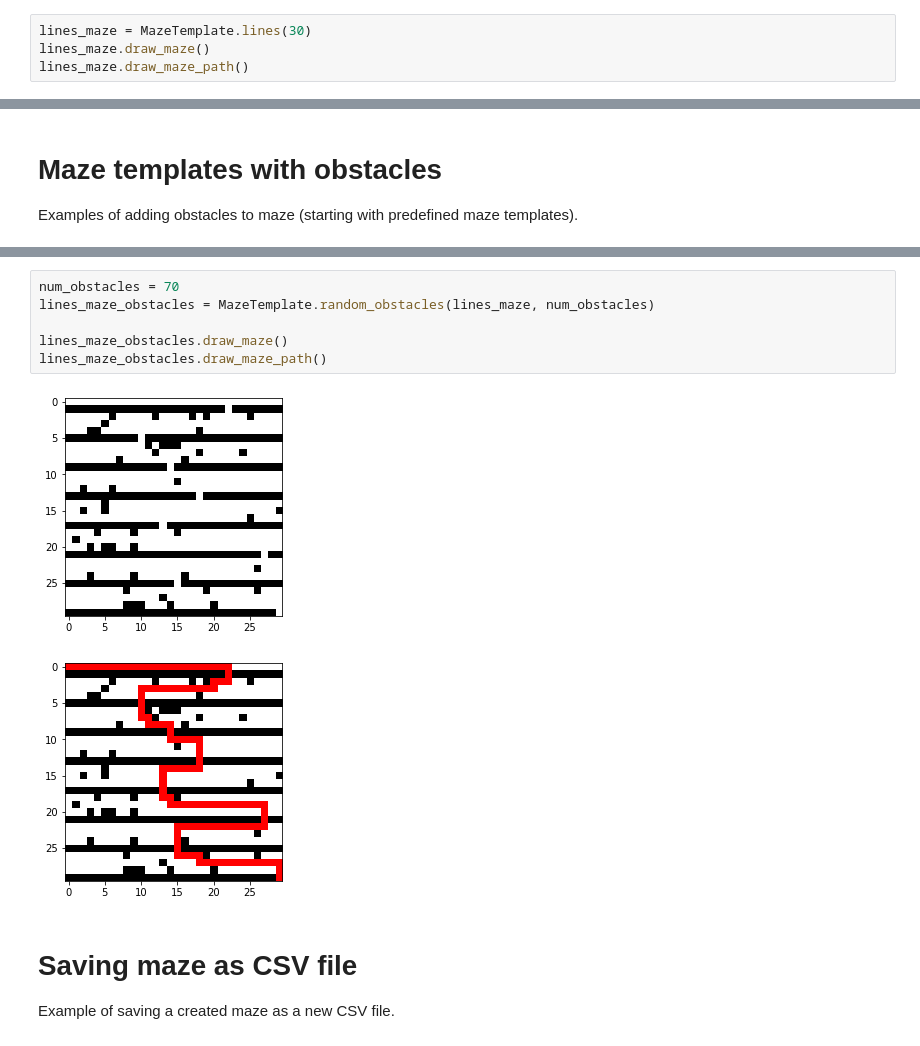
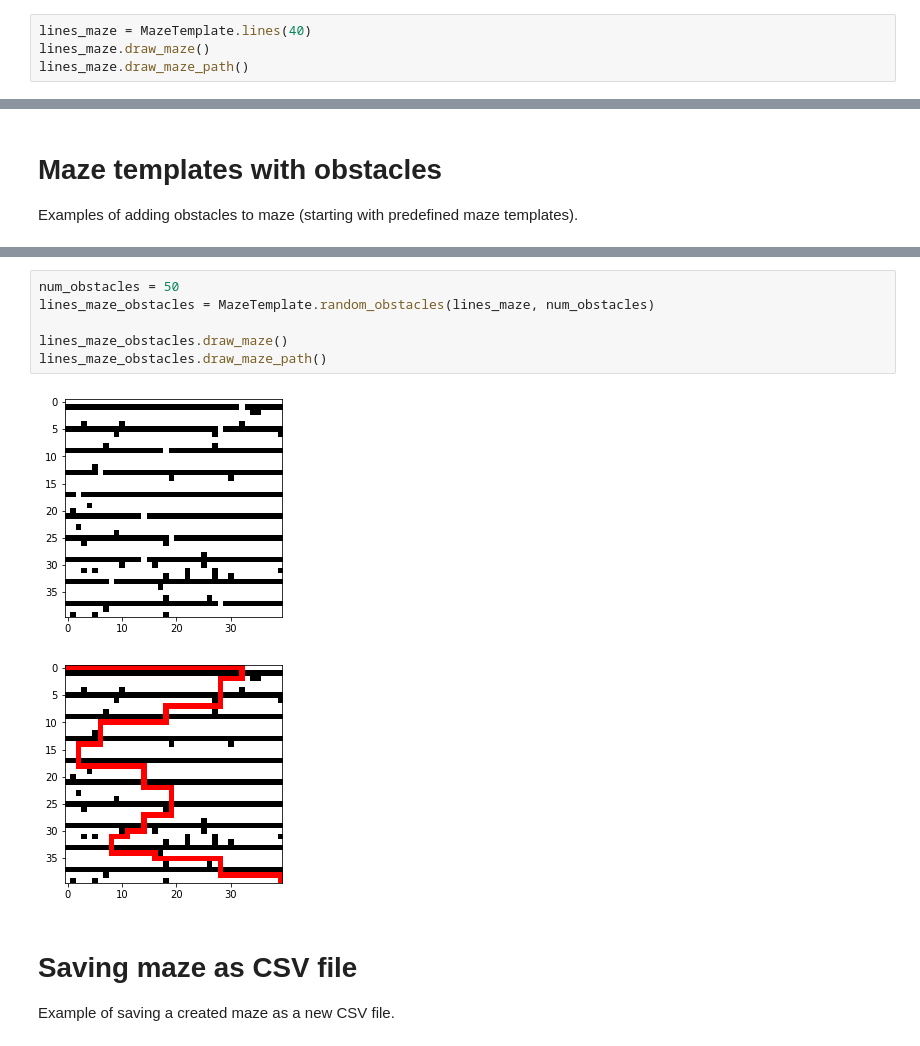
Before and after one commit to TAB0048/vvp-project, a Jupyter notebook: examples.ipynb, the cells around one changed output, grey strips where cells are left out. Cells and saved outputs as stored; diff of their text form.

Commit message:
Update random_obstacles and examples

```diff
--- a/examples.ipynb
+++ b/examples.ipynb
@@ -187,5 +187,5 @@ slalom_maze.draw_maze_path()
 # %%
-lines_maze = MazeTemplate.lines(30)
+lines_maze = MazeTemplate.lines(40)
 lines_maze.draw_maze()
 lines_maze.draw_maze_path()
 # %% [output]
@@ -215,12 +215,12 @@ slalom_maze_obstacles.draw_maze_path()
 # %%
-num_obstacles = 70
+num_obstacles = 50
 lines_maze_obstacles = MazeTemplate.random_obstacles(lines_maze, num_obstacles)
 
 lines_maze_obstacles.draw_maze()
 lines_maze_obstacles.draw_maze_path()
 # %% [output]
-[figure, old version]
+[figure, new version]
-[figure, old version]
+[figure, new version]
 # %% [markdown]
 # Saving maze as CSV file
 Example of saving a created maze as a new CSV file.
```
Also changed, not shown: parts of 9 cells of this notebook, 2 other files.
